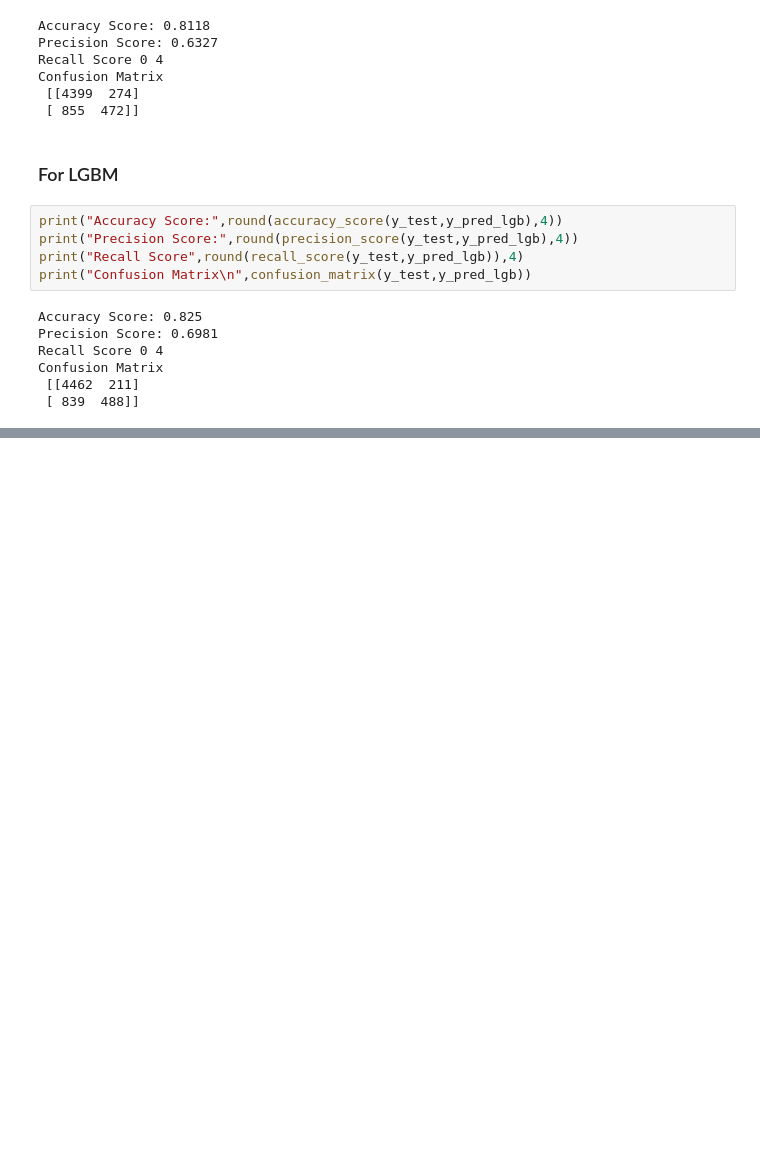
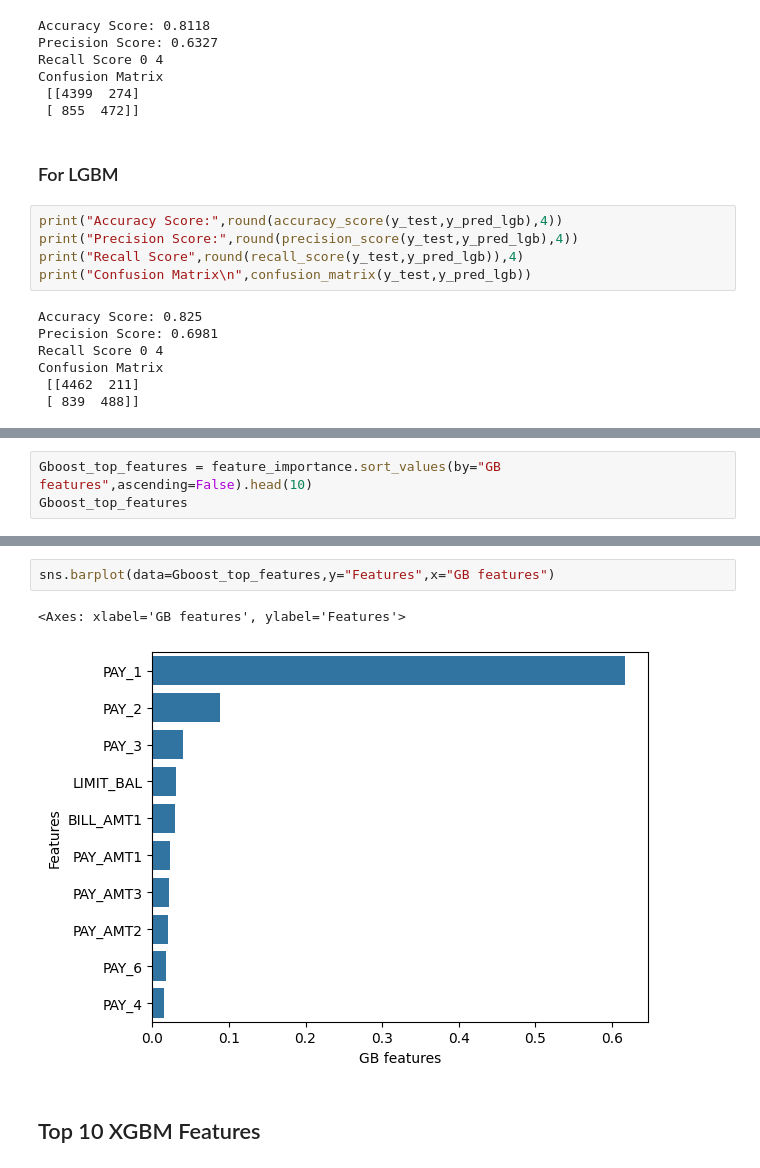
Before and after one commit to sujinoven/Machine_Learning, a Jupyter notebook: 13_LGBM/Comparative Analysis.ipynb, the cells around one changed output, grey strips where cells are left out. Cells and saved outputs as stored; diff of their text form; blank space fills up the shorter version.

```diff
--- a/13_LGBM/Comparative Analysis.ipynb
+++ b/13_LGBM/Comparative Analysis.ipynb
@@ -354,0 +420,3 @@ Confusion Matrix
+# %%
+Gboost_top_features = feature_importance.sort_values(by="GB features",ascending=False).head(10)
+Gboost_top_features
@@ -354,0 +435,7 @@ Confusion Matrix
+# %%
+sns.barplot(data=Gboost_top_features,y="Features",x="GB features")
+# %% [output]
+<Axes: xlabel='GB features', ylabel='Features'>
+[figure, added]
+# %% [markdown]
+## Top 10 XGBM Features
```
Also changed, not shown: parts of 20 cells of this notebook, 1 other file.
